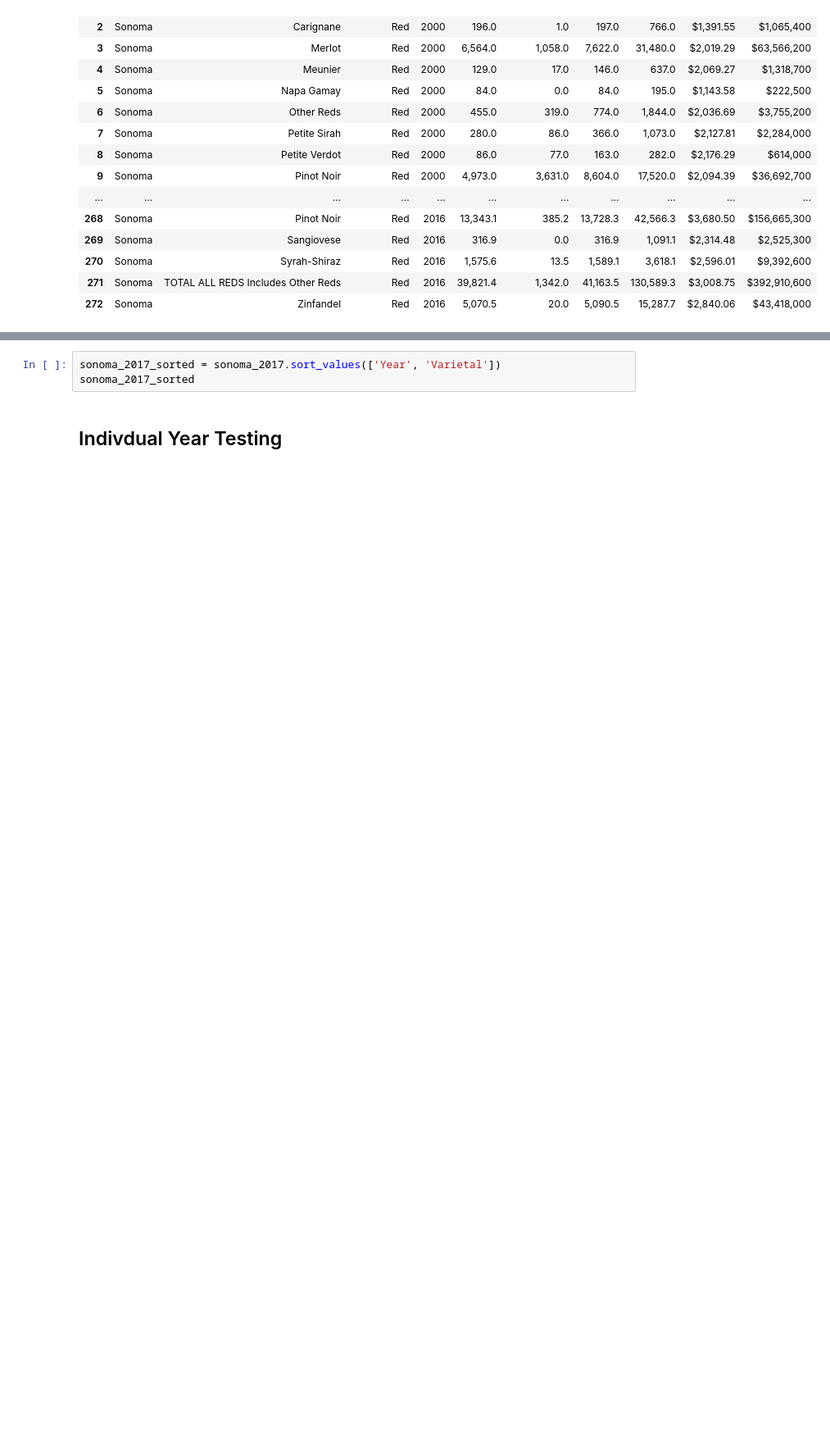
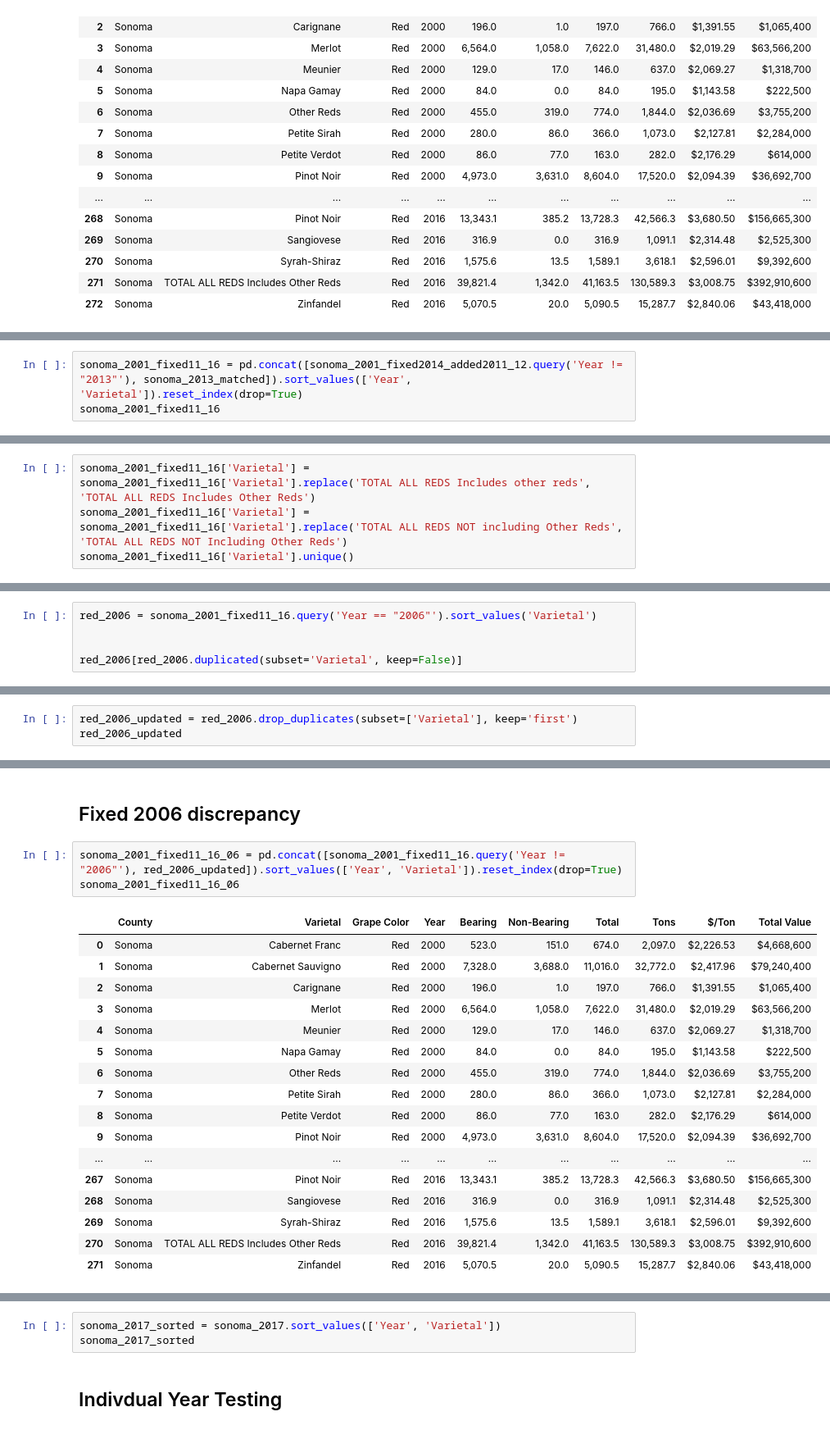
Before and after one commit to oscar6688/Farm-Smoke-Project, a Jupyter notebook: 2001-2021_sonoma_red_varieties.ipynb, the cells around one changed output, grey strips where cells are left out. Shown at 82% size. Saved outputs shown, nothing was run; the diff lists cells and outputs as text; blank space fills up the shorter version.

Commit message:
finish all except 08-10 and other red combine

```diff
--- a/2001-2021_sonoma_red_varieties.ipynb
+++ b/2001-2021_sonoma_red_varieties.ipynb
@@ -1161,0 +1261,3 @@ sonoma_2001_fixed2014_added2012
+# %%
+sonoma_2001_fixed11_16 = pd.concat([sonoma_2001_fixed2014_added2011_12.query('Year != "2013"'), sonoma_2013_matched]).sort_values(['Year', 'Varietal']).reset_index(drop=True)
+sonoma_2001_fixed11_16
@@ -1161,0 +1292,4 @@ sonoma_2001_fixed2014_added2012
+# %%
+sonoma_2001_fixed11_16['Varietal'] = sonoma_2001_fixed11_16['Varietal'].replace('TOTAL ALL REDS Includes other reds', 'TOTAL ALL REDS Includes Other Reds')
+sonoma_2001_fixed11_16['Varietal'] = sonoma_2001_fixed11_16['Varietal'].replace('TOTAL ALL REDS NOT including Other Reds', 'TOTAL ALL REDS NOT Including Other Reds')
+sonoma_2001_fixed11_16['Varietal'].unique()
@@ -1161,0 +1327,5 @@ sonoma_2001_fixed2014_added2012
+# %%
+red_2006 = sonoma_2001_fixed11_16.query('Year == "2006"').sort_values('Varietal')
+
+
+red_2006[red_2006.duplicated(subset='Varietal', keep=False)]
@@ -1161,0 +1336,3 @@ sonoma_2001_fixed2014_added2012
+# %%
+red_2006_updated = red_2006.drop_duplicates(subset=['Varietal'], keep='first')
+red_2006_updated
@@ -1161,0 +1355,23 @@ sonoma_2001_fixed2014_added2012
+# %% [markdown]
+## Fixed 2006 discrepancy
+# %%
+sonoma_2001_fixed11_16_06 = pd.concat([sonoma_2001_fixed11_16.query('Year != "2006"'), red_2006_updated]).sort_values(['Year', 'Varietal']).reset_index(drop=True)
+sonoma_2001_fixed11_16_06
+# %% [output]
+|  | County | Varietal | Grape Color | Year | Bearing | Non-Bearing | Total | Tons | $/Ton | Total Value |
+| 0 | Sonoma | Cabernet Franc | Red | 2000 | 523.0 | 151.0 | 674.0 | 2,097.0 | $2,226.53 | $4,668,600 |
+| 1 | Sonoma | Cabernet Sauvigno | Red | 2000 | 7,328.0 | 3,688.0 | 11,016.0 | 32,772.0 | $2,417.96 | $79,240,400 |
+| 2 | Sonoma | Carignane | Red | 2000 | 196.0 | 1.0 | 197.0 | 766.0 | $1,391.55 | $1,065,400 |
+| 3 | Sonoma | Merlot | Red | 2000 | 6,564.0 | 1,058.0 | 7,622.0 | 31,480.0 | $2,019.29 | $63,566,200 |
+| 4 | Sonoma | Meunier | Red | 2000 | 129.0 | 17.0 | 146.0 | 637.0 | $2,069.27 | $1,318,700 |
+| 5 | Sonoma | Napa Gamay | Red | 2000 | 84.0 | 0.0 | 84.0 | 195.0 | $1,143.58 | $222,500 |
+| 6 | Sonoma | Other Reds | Red | 2000 | 455.0 | 319.0 | 774.0 | 1,844.0 | $2,036.69 | $3,755,200 |
+| 7 | Sonoma | Petite Sirah | Red | 2000 | 280.0 | 86.0 | 366.0 | 1,073.0 | $2,127.81 | $2,284,000 |
+| 8 | Sonoma | Petite Verdot | Red | 2000 | 86.0 | 77.0 | 163.0 | 282.0 | $2,176.29 | $614,000 |
+| 9 | Sonoma | Pinot Noir | Red | 2000 | 4,973.0 | 3,631.0 | 8,604.0 | 17,520.0 | $2,094.39 | $36,692,700 |
+| ... | ... | ... | ... | ... | ... | ... | ... | ... | ... | ... |
+| 267 | Sonoma | Pinot Noir | Red | 2016 | 13,343.1 | 385.2 | 13,728.3 | 42,566.3 | $3,680.50 | $156,665,300 |
+| 268 | Sonoma | Sangiovese | Red | 2016 | 316.9 | 0.0 | 316.9 | 1,091.1 | $2,314.48 | $2,525,300 |
+| 269 | Sonoma | Syrah-Shiraz | Red | 2016 | 1,575.6 | 13.5 | 1,589.1 | 3,618.1 | $2,596.01 | $9,392,600 |
+| 270 | Sonoma | TOTAL ALL REDS Includes Other Reds | Red | 2016 | 39,821.4 | 1,342.0 | 41,163.5 | 130,589.3 | $3,008.75 | $392,910,600 |
+| 271 | Sonoma | Zinfandel | Red | 2016 | 5,070.5 | 20.0 | 5,090.5 | 15,287.7 | $2,840.06 | $43,418,000 |
```
Also changed, not shown: parts of 37 cells of this notebook, 1 other file.
